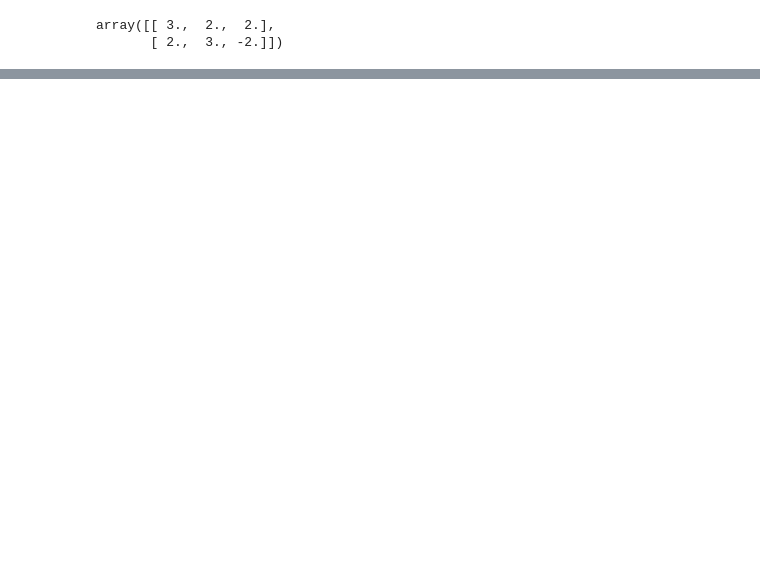
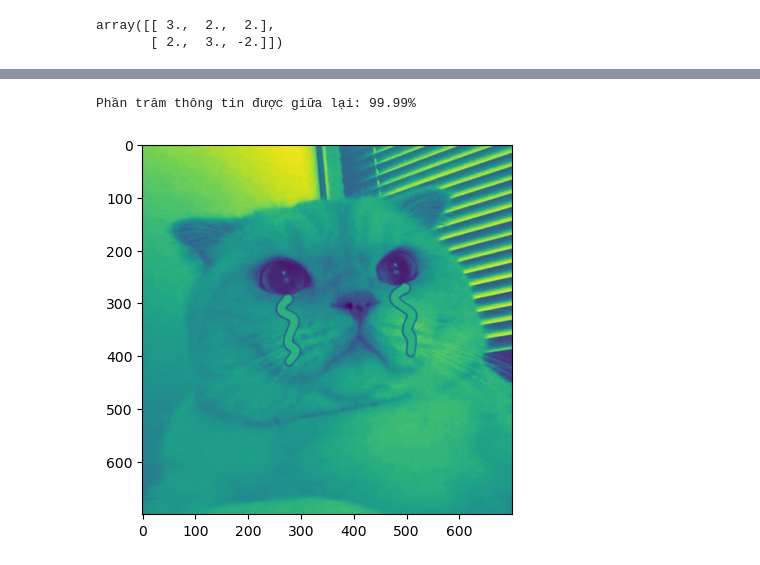
Before and after one commit to Bagumeow/DSTT, a Jupyter notebook: SVD.ipynb, the cells around one changed output, grey strips where cells are left out. Saved outputs shown, nothing was run; the diff lists cells and outputs as text; code cells hidden in the pictures; blank space fills up the shorter version.

```diff
--- a/SVD.ipynb
+++ b/SVD.ipynb
@@ -62,0 +118,5 @@ A=sp.Matrix([[-12*x,12*y,2*z],
+# %%
+SVD_pic(100)
+# %% [output]
+Phần trăm thông tin được giữa lại: 99.99%
+[figure, added]
```
Also changed, not shown: parts of 16 cells of this notebook.
